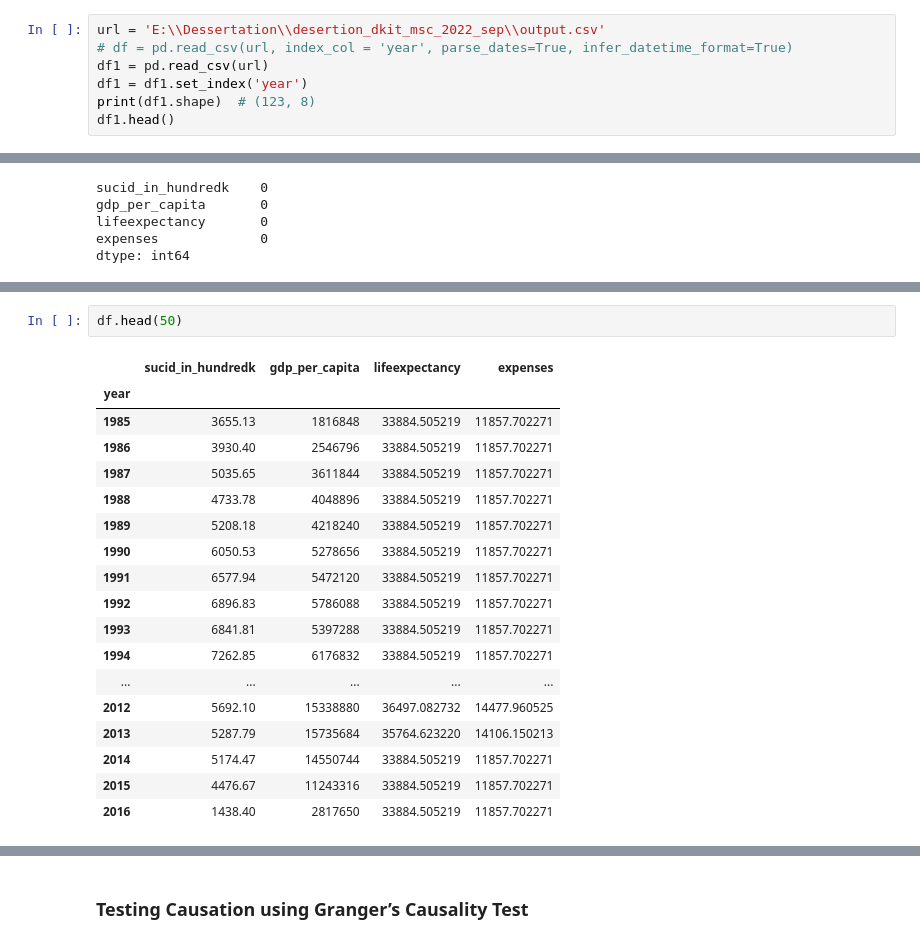
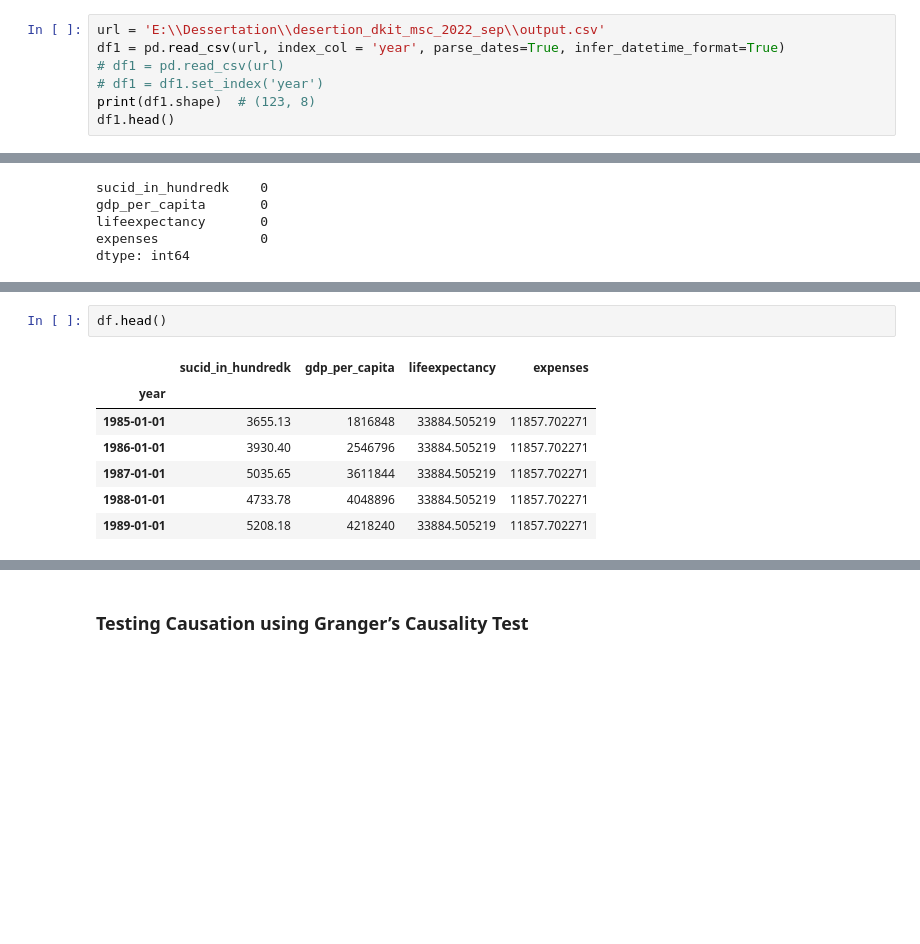
Before and after one commit to sujilkumarkm/desertion_dkit_msc_2022_sep, a Jupyter notebook: dissertation_suicide_var_models_2022.ipynb, the cells around one changed output, grey strips where cells are left out. Drawn from its saved outputs; the diff is of its cells as text; blank space fills up the shorter version.

```diff
--- a/dissertation_suicide_var_models_2022.ipynb
+++ b/dissertation_suicide_var_models_2022.ipynb
@@ -10,9 +10,9 @@ from statsmodels.tsa.stattools import adfuller
 from statsmodels.tools.eval_measures import rmse, aic
 # %%
 url = 'E:\\Dessertation\\desertion_dkit_msc_2022_sep\\output.csv'
-# df = pd.read_csv(url, index_col = 'year', parse_dates=True, infer_datetime_format=True)
-df1 = pd.read_csv(url)
-df1 = df1.set_index('year')
+df1 = pd.read_csv(url, index_col = 'year', parse_dates=True, infer_datetime_format=True)
+# df1 = pd.read_csv(url)
+# df1 = df1.set_index('year')
 print(df1.shape)  # (123, 8)
 df1.head()
 # %% [output]
@@ -117,24 +117,13 @@ ax = sns.distplot(df['expenses'])
 # %%
-df.head(50)
+df.head()
 # %% [output]
 |  | sucid_in_hundredk | gdp_per_capita | lifeexpectancy | expenses |
 | year |  |  |  |  |
-| 1985 | 3655.13 | 1816848 | 33884.505219 | 11857.702271 |
-| 1986 | 3930.40 | 2546796 | 33884.505219 | 11857.702271 |
-| 1987 | 5035.65 | 3611844 | 33884.505219 | 11857.702271 |
-| 1988 | 4733.78 | 4048896 | 33884.505219 | 11857.702271 |
-| 1989 | 5208.18 | 4218240 | 33884.505219 | 11857.702271 |
-| 1990 | 6050.53 | 5278656 | 33884.505219 | 11857.702271 |
-| 1991 | 6577.94 | 5472120 | 33884.505219 | 11857.702271 |
-| 1992 | 6896.83 | 5786088 | 33884.505219 | 11857.702271 |
-| 1993 | 6841.81 | 5397288 | 33884.505219 | 11857.702271 |
-| 1994 | 7262.85 | 6176832 | 33884.505219 | 11857.702271 |
-| ... | ... | ... | ... | ... |
-| 2012 | 5692.10 | 15338880 | 36497.082732 | 14477.960525 |
-| 2013 | 5287.79 | 15735684 | 35764.623220 | 14106.150213 |
-| 2014 | 5174.47 | 14550744 | 33884.505219 | 11857.702271 |
-| 2015 | 4476.67 | 11243316 | 33884.505219 | 11857.702271 |
-| 2016 | 1438.40 | 2817650 | 33884.505219 | 11857.702271 |
+| 1985-01-01 | 3655.13 | 1816848 | 33884.505219 | 11857.702271 |
+| 1986-01-01 | 3930.40 | 2546796 | 33884.505219 | 11857.702271 |
+| 1987-01-01 | 5035.65 | 3611844 | 33884.505219 | 11857.702271 |
+| 1988-01-01 | 4733.78 | 4048896 | 33884.505219 | 11857.702271 |
+| 1989-01-01 | 5208.18 | 4218240 | 33884.505219 | 11857.702271 |
 # %%
 # Plot
 fig, axes = plt.subplots(nrows=2, ncols=2, dpi=120, figsize=(10,6))
```
Also changed, not shown: parts of 34 cells of this notebook.
